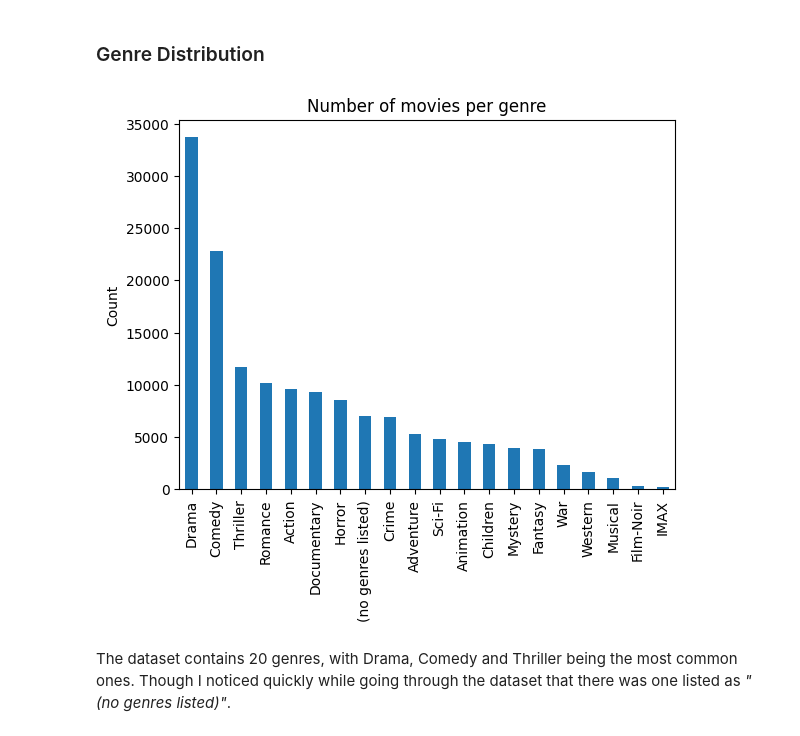
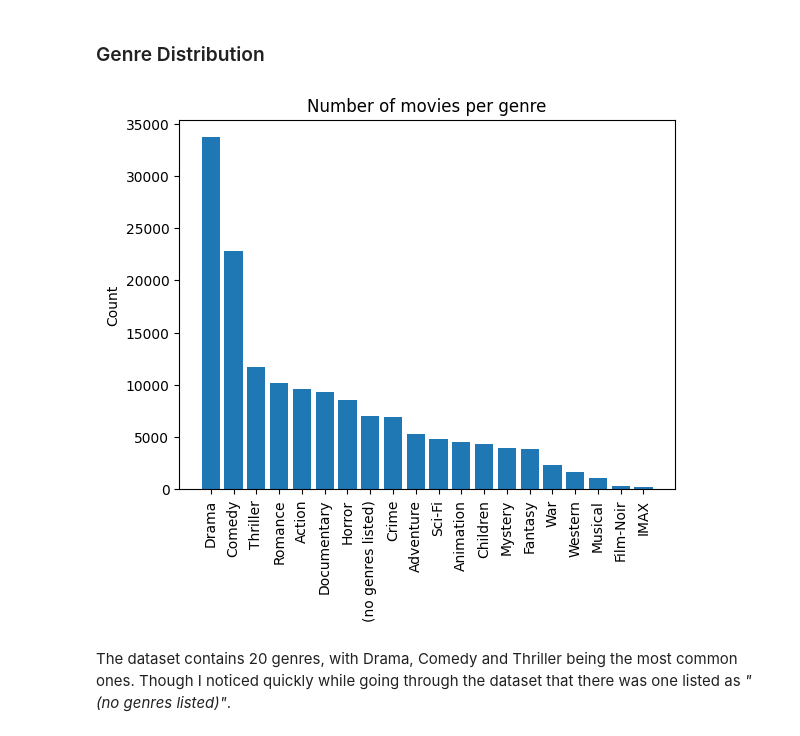
Before and after one commit to kust3n/Sara-Costa-Machinelearning, a Jupyter notebook: Labb/EDA.ipynb, the cells around one changed output. Drawn from its saved outputs; the diff is of its cells as text; code cells hidden in the pictures.

```diff
--- a/Labb/EDA.ipynb
+++ b/Labb/EDA.ipynb
@@ -72,15 +71,16 @@ To be able to analyse movies based on ratings, the column *movieId* is used beca
 # %%
 from recommendation_system import genres
 
 genre_counts = genres.sum().sort_values(ascending=False)
 
 plt.figure()
-genre_counts.plot(kind="bar")
+plt.bar(genre_counts.index, genre_counts.values)
 plt.title("Number of movies per genre")
 plt.ylabel("Count")
+plt.xticks(rotation=90)
 plt.show()
 # %% [output]
-[figure, old version]
+[figure, new version]
 # %% [markdown]
 The dataset contains 20 genres, with Drama, Comedy and Thriller being the most common ones. Though I noticed quickly while going through the dataset that there was one listed as *"(no genres listed)"*.
 # %%
```
Also changed, not shown: parts of 14 cells of this notebook, 1 other file.
